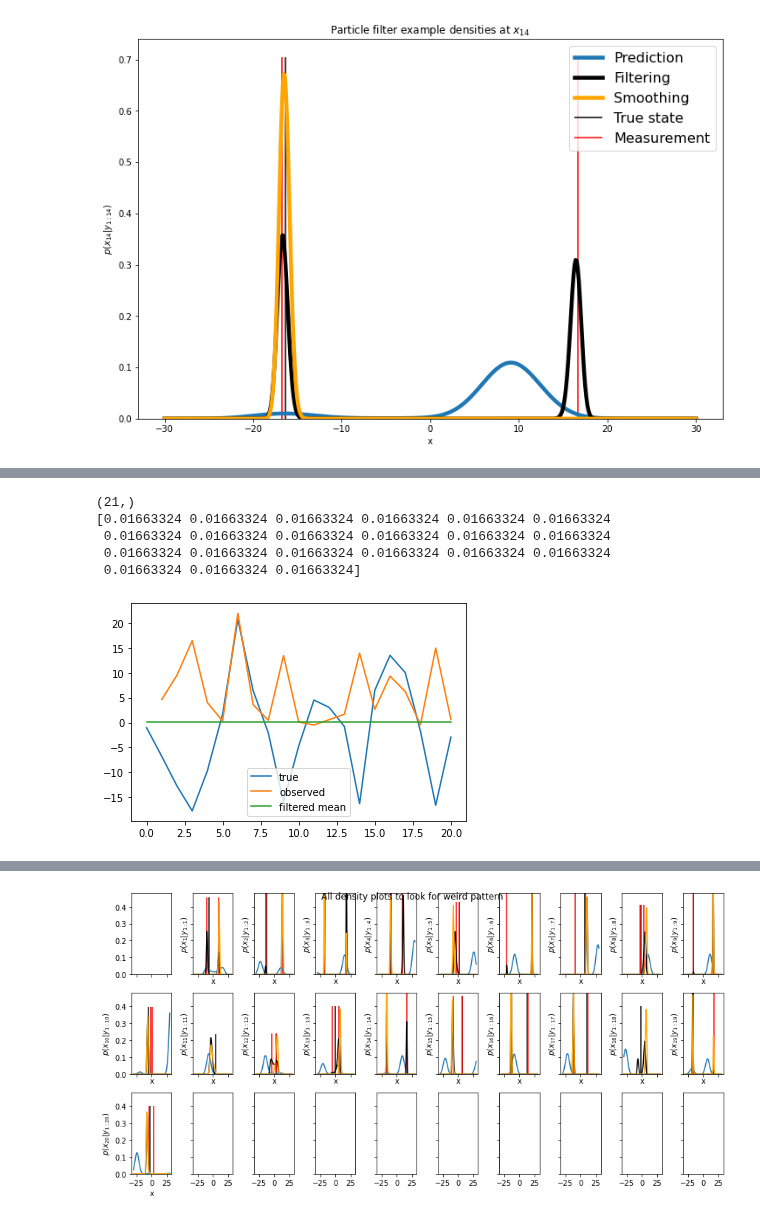
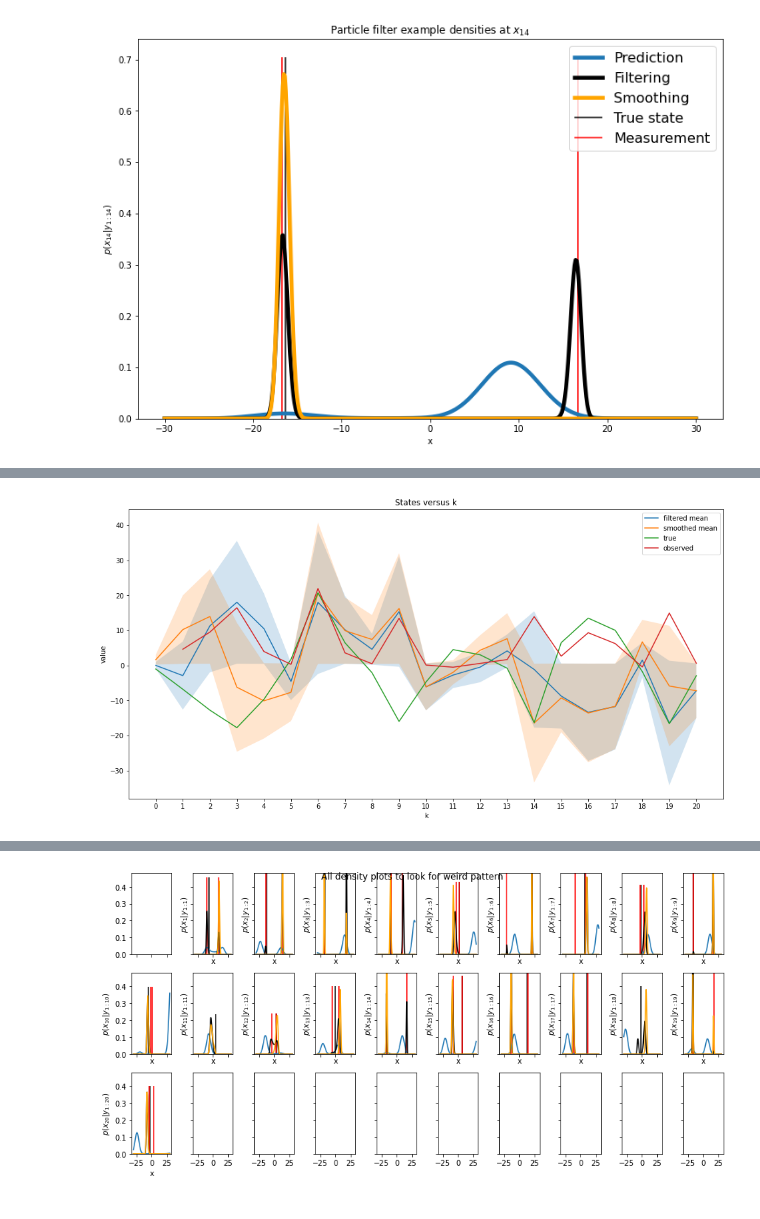
Before and after one commit to probml/probml-notebooks, a Jupyter notebook: notebooks/discretized_ssm.ipynb, the cells around one changed output, grey strips where cells are left out. Saved outputs shown, nothing was run; the diff lists cells and outputs as text; code cells hidden in the pictures.

```diff
--- a/notebooks/discretized_ssm.ipynb
+++ b/notebooks/discretized_ssm.ipynb
@@ -326,21 +349,48 @@ print(p_filter.shape)
 (21, 500)
-# %%
-p_mean = jnp.mean(p_filter, axis=1)
-print(p_mean.shape)
-
-print(p_mean)
-# %% [output]
-(21,)
-[0.01663324 0.01663324 0.01663324 0.01663324 0.01663324 0.01663324
- 0.01663324 0.01663324 0.01663324 0.01663324 0.01663324 0.01663324
- 0.01663324 0.01663324 0.01663324 0.01663324 0.01663324 0.01663324
- 0.01663324 0.01663324 0.01663324]
-# %%
-plt.figure()
-plt.plot(x_true, label='true')
-plt.plot(y, label='observed')
-plt.plot(p_mean, label='filtered mean')
-plt.legend()
-plt.show()
-# %% [output]
-[figure, removed]
+# %%
+def mean_point_mass(xs, ps):
+  delta = xs[1] - xs[0]
+  return jnp.sum(xs*ps*delta, axis=1)
+
+
+def variance_point_mass(xs, ps):
+  delta = xs[1] - xs[0]
+  return jnp.sum((xs**2)*ps*delta, axis=1) - mean_point_mass(xs, ps)
+# %%
+# filtered mean E[x(k) | y(1:k)]
+mean_x_filter = mean_point_mass(x_grid, p_filter)
+# variance +- sqrt{Var[x(k)|y(1:k)}
+variance_x_filter = variance_point_mass(x_grid, p_filter)
+
+# smoothed mean E[x(k) | y(1:T)]
+mean_x_smooth = mean_point_mass(x_grid, p_smooth)
+# variance +- sqrt{Var[x(k)|y(1:T)}, as a line plot
+variance_x_smooth = variance_point_mass(x_grid, p_smooth)
+# %%
+# To plot x, y, and variance
+plt.figure(figsize=(16, 8))
+plt.plot(mean_x_filter, label='filtered mean')
+plt.plot(mean_x_smooth, label='smoothed mean')
+plt.plot(x_true, label='true')
+plt.plot(y, label='observed')
+
+plt.fill_between(
+    range(max_iter+1),
+    mean_x_filter-jnp.sqrt(variance_x_filter),
+    mean_x_filter+jnp.sqrt(variance_x_filter),
+    alpha=0.2,
+)
+plt.fill_between(
+    range(max_iter+1),
+    mean_x_smooth-jnp.sqrt(variance_x_smooth),
+    mean_x_smooth+jnp.sqrt(variance_x_smooth),
+    alpha=0.2,
+)
+plt.legend()
+plt.title('States versus k')
+plt.xlabel('k')
+plt.ylabel('value')
+plt.xticks(range(max_iter+1))
+plt.show()
+# %% [output]
+[figure, added]
```
Also changed, not shown: parts of 12 cells of this notebook.
